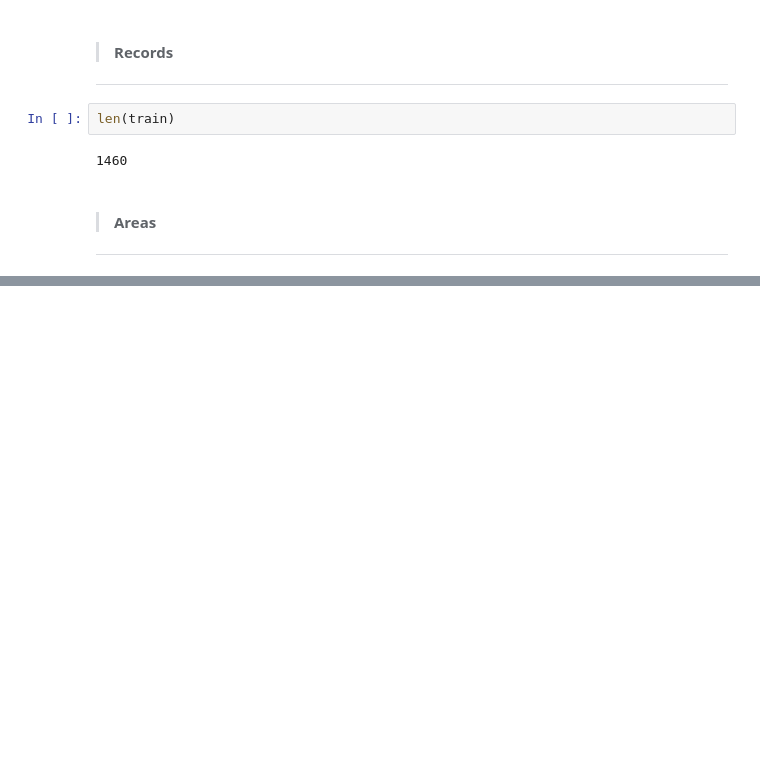
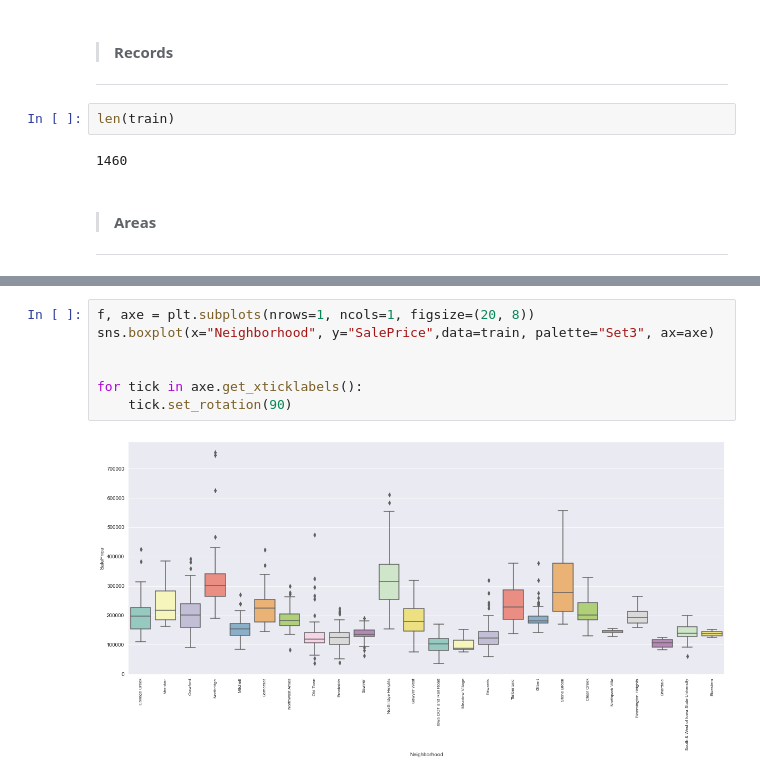
Before and after one commit to srjit/kaggle-pool, a Jupyter notebook: housing/notebooks/00 Basic Eda.ipynb, the cells around one changed output, grey strips where cells are left out. Drawn from its saved outputs; the diff is of its cells as text; blank space fills up the shorter version.

```diff
--- a/housing/notebooks/00 Basic Eda.ipynb
+++ b/housing/notebooks/00 Basic Eda.ipynb
@@ -102,0 +327,9 @@ viz.plot(df["Neighborhood"],
+# %%
+f, axe = plt.subplots(nrows=1, ncols=1, figsize=(20, 8))
+sns.boxplot(x="Neighborhood", y="SalePrice",data=train, palette="Set3", ax=axe)
+
+
+for tick in axe.get_xticklabels():
+    tick.set_rotation(90)
+# %% [output]
+[figure, added]
```
Also changed, not shown: parts of 11 cells of this notebook.
